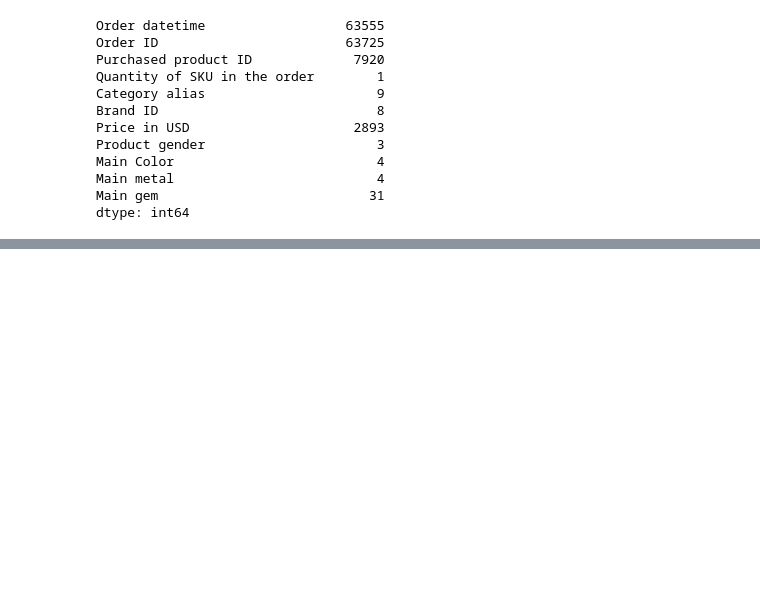
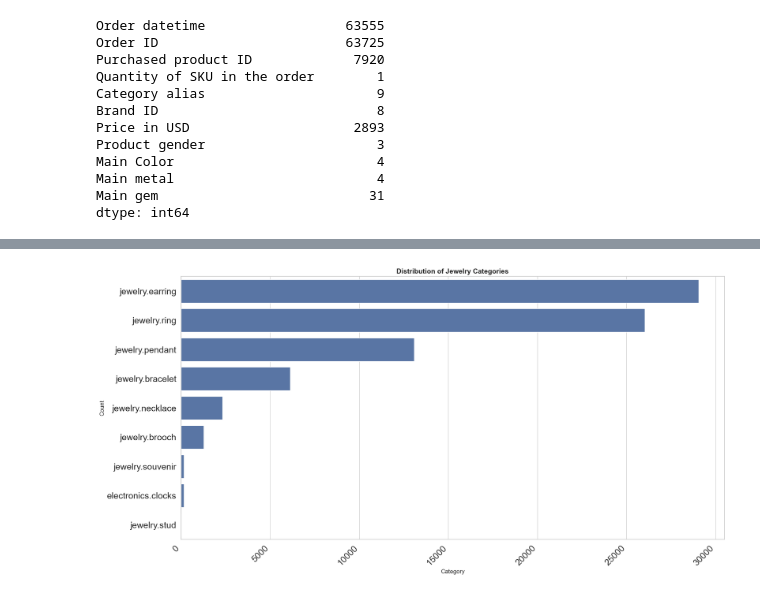
Before and after one commit to PraiseOkwuba/Jewelry_Price_Optimisation, a Jupyter notebook: Notebook/Jewelry_Price_Optimisation.ipynb, the cells around one changed output, grey strips where cells are left out. Saved outputs shown, nothing was run; the diff lists cells and outputs as text; code cells hidden in the pictures; blank space fills up the shorter version.

```diff
--- a/Notebook/Jewelry_Price_Optimisation.ipynb
+++ b/Notebook/Jewelry_Price_Optimisation.ipynb
@@ -267,0 +318,15 @@ dtype: int64
+# %%
+plt.figure(figsize=(18, 9))
+sns.countplot(data=df, y='Category alias', order=df['Category alias'].value_counts().head(10).index)
+
+plt.title('Distribution of Jewelry Categories', fontweight='bold', fontsize=14)
+plt.xlabel('Category', fontsize=12)
+plt.ylabel('Count', fontsize=12)
+
+plt.xticks(rotation=45, ha='right', fontsize=18)
+plt.yticks(fontsize=18)
+
+plt.tight_layout()
+plt.show()
+# %% [output]
+[figure, added]
```
Also changed, not shown: parts of 19 cells of this notebook.
